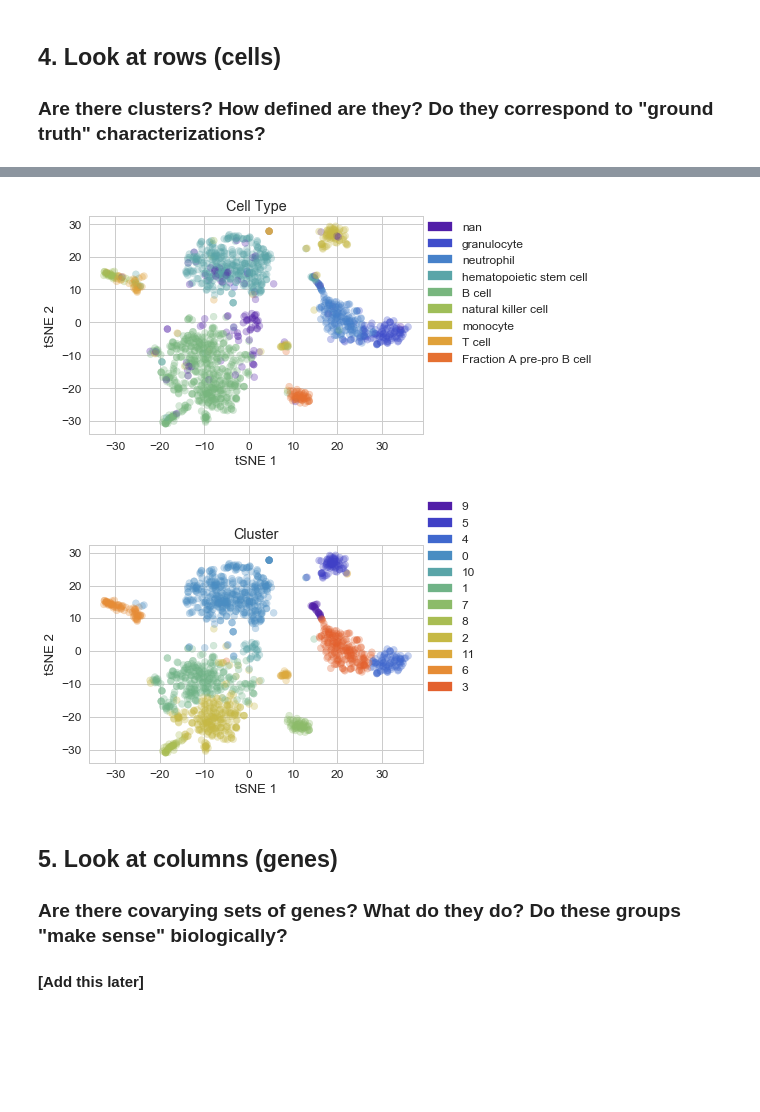
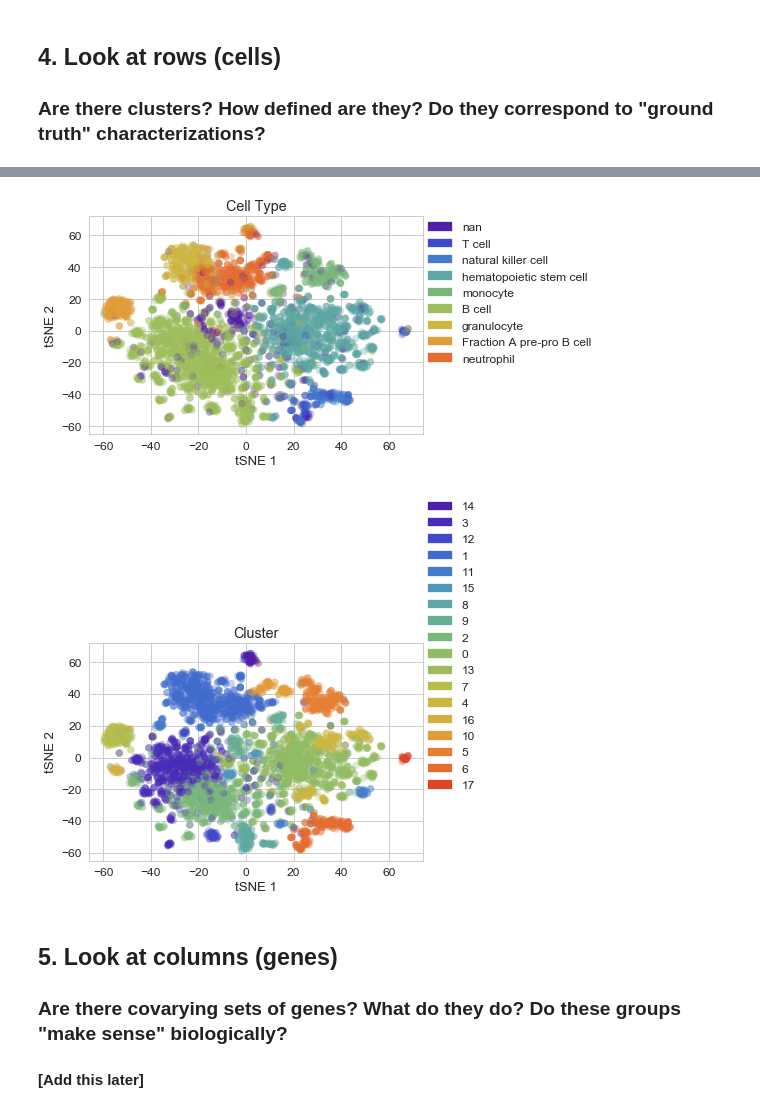
Before and after one commit to chanzuckerberg/cellxgene-compbio-methods, a Jupyter notebook: tabula-muris/bone-marrow-scanpy.ipynb, the cells around one changed output, grey strips where cells are left out. Drawn from its saved outputs; the diff is of its cells as text; code cells hidden in the pictures; blank space fills up the shorter version.

```diff
--- a/tabula-muris/bone-marrow-scanpy.ipynb
+++ b/tabula-muris/bone-marrow-scanpy.ipynb
@@ -31,8 +32,8 @@ from timeit import timeit
 sns.set(style='whitegrid', palette='Set2', font_scale=1.3)
 # %%
 colors = ["#511EA8", "#482BB6", "#4039C3", "#3F4ACA", "#3E5CD0", "#416CCE", "#447CCD", "#4989C4", "#4E96BC", "#559FB0", "#5DA8A4", "#66AE96", "#6FB388", "#7AB77C", "#85BA6F", "#91BC64", "#9DBE5A", "#AABD53", "#B6BD4B", "#C2BA46", "#CDB642", "#D6B03F", "#DDA83C", "#E29D39", "#E69036", "#E67F33", "#E56D30", "#E2592C", "#DF4428", "#DC2F24"]
-cmap = LinearSegmentedColormap.from_list('cmap', colors)
-palette = sns.color_palette(colors[::2], n_colors=15)
+cmap = LinearSegmentedColormap.from_list('cmap', colors, N=len(colors))
+palette = sns.color_palette(colors)
 sns.set(style='whitegrid', palette=palette, font_scale=1.2)
 
 sns.palplot(palette)
@@ -43,6 +44,7 @@ def assign_colors(vals, cmap=cmap):
         cmap = cm.get_cmap(cmap)
     vals = set(vals)
     nvals = len(vals)
+
     colors = [cmap(i/nvals) for i in range(nvals)]
 
     return { val: colors[i] for i,val in enumerate(vals) }
@@ -112,5 +112,5 @@ Their 'seurat' recipe for count normalization includes:
     pp.scale(adata, max_value=10) # center + scale
 '''
 
-adata = sc.pp.recipe_seurat(rawdata, plot=True, copy=True)
+adata = sc.pp.recipe_seurat(rawdata, copy=True)
 # %% [output]
@@ -269,0 +159,6 @@ sc.tl.tsne(demo)
+# %%
+ax = sns.countplot(adata.obs['louvain'], order = adata.obs['louvain'].value_counts().index, color = cmap(.2))
+ax.set_xlabel('Cluster ID')
+ax.set_title('Cluster assignments in original data')
+plt.show()
+plt.clf()
@@ -270,31 +168,46 @@ sc.tl.tsne(demo)
 # %%
 def plot_tsne(adata, colorby, title=None, cmap=cmap):
     ''' Plot tSNE colored by metadata field indicated in colorby.
         Expects to find tSNE coordinates in adata.obsm['X_tsne']
         and metadata in adata.obs[colorby]'''
 
     sns.set(style='whitegrid', font_scale=1.2)
     fig, ax = plt.subplots()
     x = adata.obsm['X_tsne'][:,0]
     y = adata.obsm['X_tsne'][:,1]
-    color_map = assign_colors(pd.unique(adata.obs[colorby]), cmap)
-    colors = [color_map[x] if x in color_map else (.211,.211,.211,0.1) for x in adata.obs[colorby].values ]
+
+    if colorby:
+        if colorby in adata.obs:
+            color_map = assign_colors(pd.unique(adata.obs[colorby]), cmap)
+            colors = [color_map[x] if x in color_map else (.211,.211,.211,0.1) for x in adata.obs[colorby].values ]
+            legend_handles = []
+            for val, color in color_map.items():
+                patch = mpatches.Patch(color=color, label=val)
+                legend_handles.append(patch)
+            plt.legend(loc=(1,.3),handles=legend_handles)
+
+        else:
+            gene_idx = adata.var_names.tolist().index(colorby)
+            gene_expr_vals = adata.X[:,gene_idx]
+            colors = [ cm.viridis_r(i / max(gene_expr_vals)) for i in gene_expr_vals ]
+            norm = Normalize(vmin=min(gene_expr_vals),vmax=max(gene_expr_vals))
+            sm = cm.ScalarMappable(cmap='viridis_r', norm=norm)
+            sm.set_array([])
+            plt.colorbar(sm)
+    else:
+        colors = ['lightgray' for x in adata.obs_names.values]
     ax.scatter(x, y, c=colors, alpha=0.3)
     ax.set_xlabel('tSNE 1')
     ax.set_ylabel('tSNE 2')
 
-    legend_handles = []
-    for val, color in color_map.items():
-        patch = mpatches.Patch(color=color, label=val)
-        legend_handles.append(patch)
-    plt.legend(loc=(1,.3),handles=legend_handles)
 
     if title:
         ax.set_title(title)
     plt.show()
 
-plot_tsne(dataset_scales[1572], colorby='cell_type', title='Cell Type', cmap=cmap)
-plot_tsne(dataset_scales[1572], colorby='louvain', title='Cluster', cmap=cmap)
+sc.tl.tsne(adata, perplexity=len(pd.unique(adata.obs['cell_type'])),learning_rate=1000)
+plot_tsne(adata, colorby='cell_type', title='Cell Type', cmap=cmap)
+plot_tsne(adata, colorby='louvain', title='Cluster', cmap=cmap)
 # %% [output]
-[figure, old version]
+[figure, new version]
-[figure, old version]
+[figure, new version]
```
Also changed, not shown: parts of 19 cells of this notebook, 1 other file.
